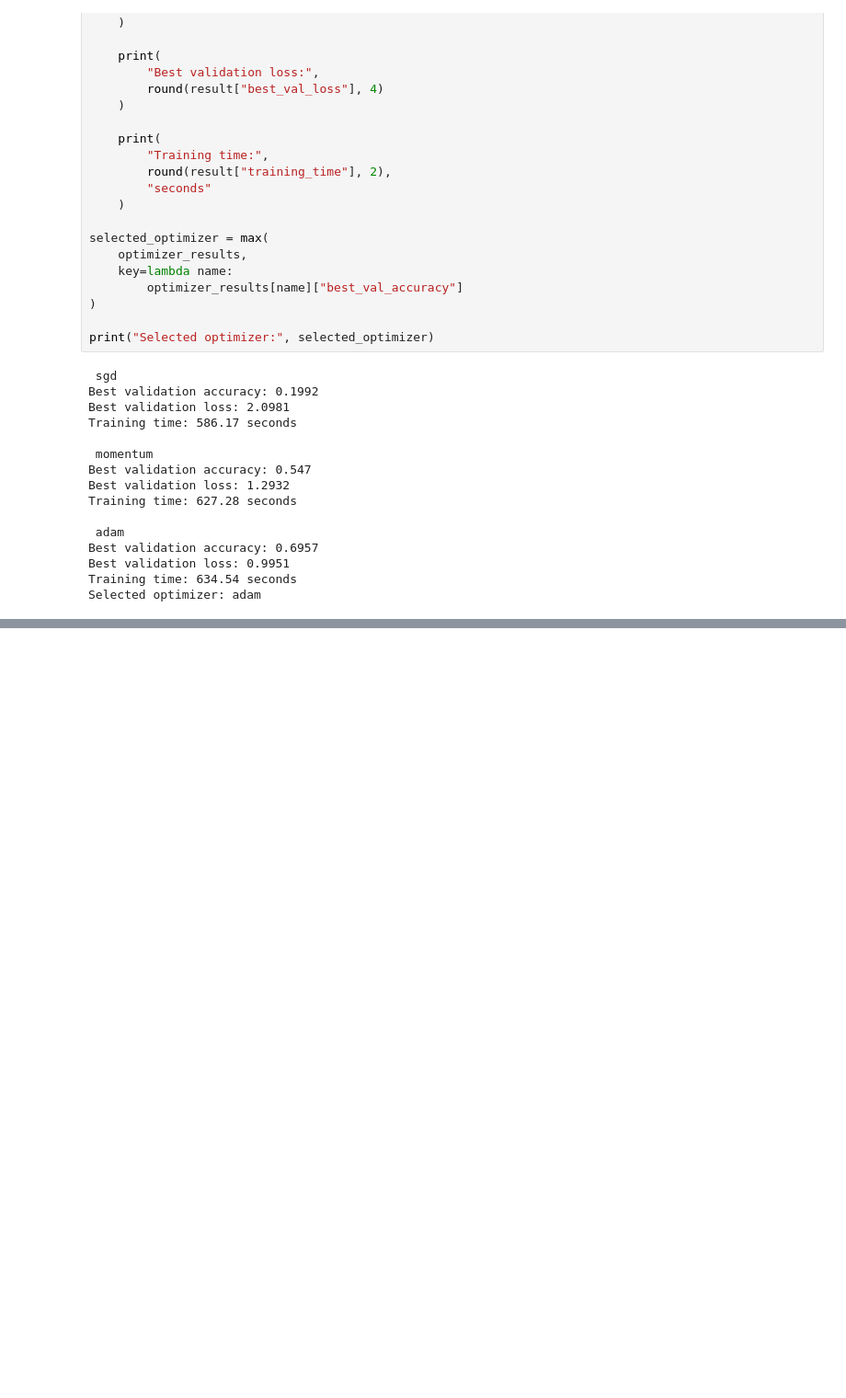
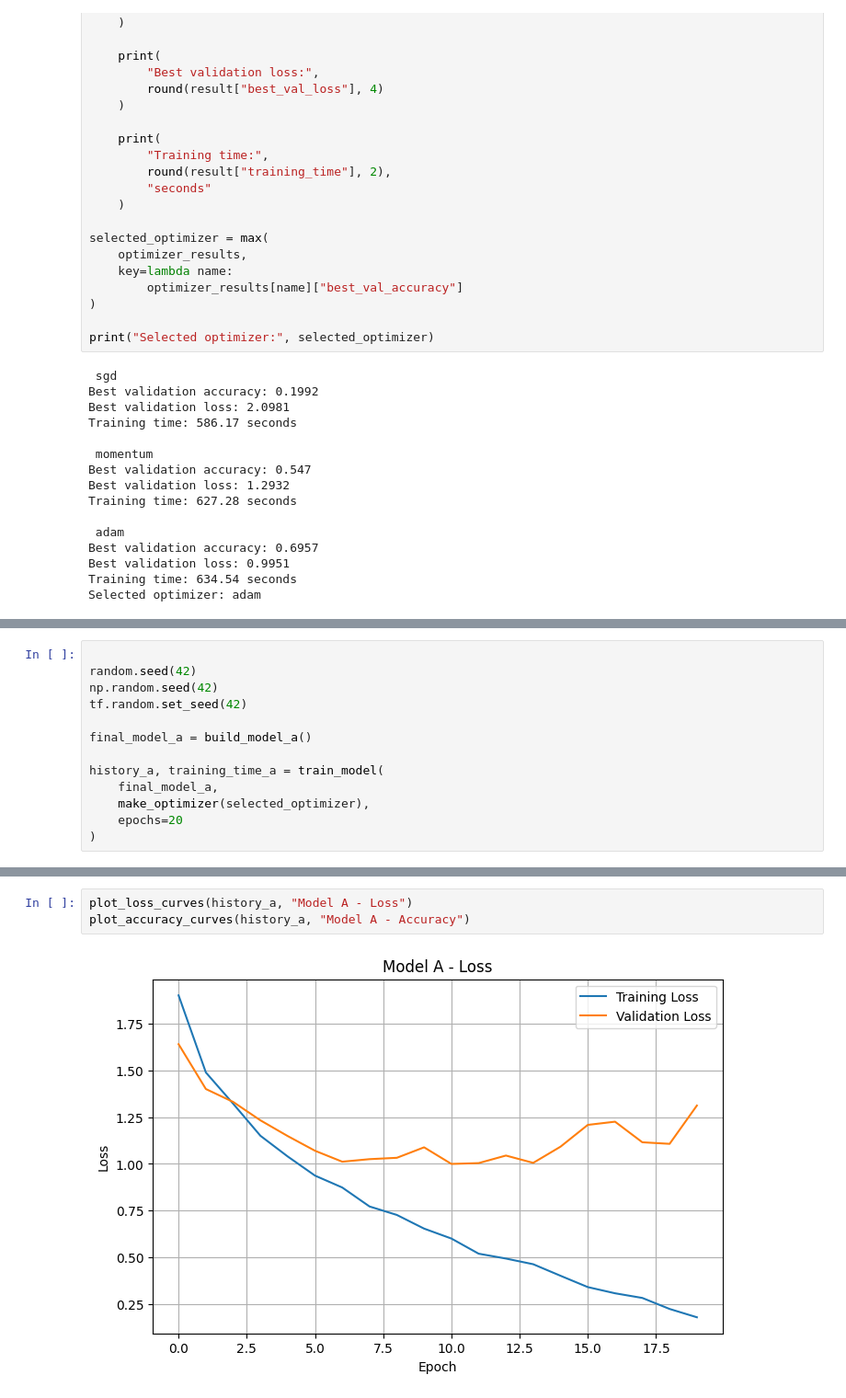
Before and after one commit to ChamiruGajasinghe/NEXORA_CNN, a Jupyter notebook: Lochana_Training_Evaluation.ipynb.ipynb, the cells around one changed output, grey strips where cells are left out. Shown at 92% size. Drawn from its saved outputs; the diff is of its cells as text; blank space fills up the shorter version.

Commit message:
Train Model A and Model B with selected optimizer

```diff
--- a/Lochana_Training_Evaluation.ipynb.ipynb
+++ b/Lochana_Training_Evaluation.ipynb.ipynb
@@ -681,0 +684,13 @@ Selected optimizer: adam
+# %%
+
+random.seed(42)
+np.random.seed(42)
+tf.random.set_seed(42)
+
+final_model_a = build_model_a()
+
+history_a, training_time_a = train_model(
+    final_model_a,
+    make_optimizer(selected_optimizer),
+    epochs=20
+)
@@ -681,0 +748,5 @@ Selected optimizer: adam
+# %%
+plot_loss_curves(history_a, "Model A - Loss")
+plot_accuracy_curves(history_a, "Model A - Accuracy")
+# %% [output]
+[figure, added]
```
Also changed, not shown: parts of 6 cells of this notebook.
